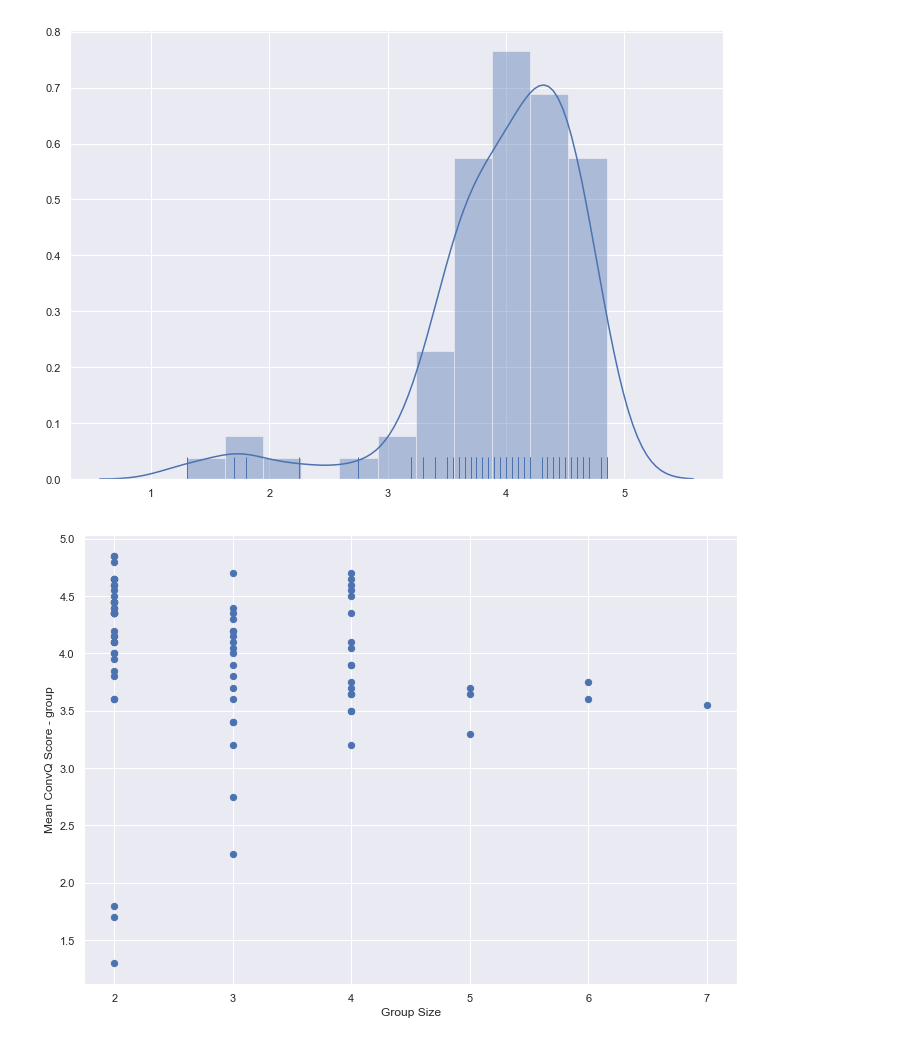
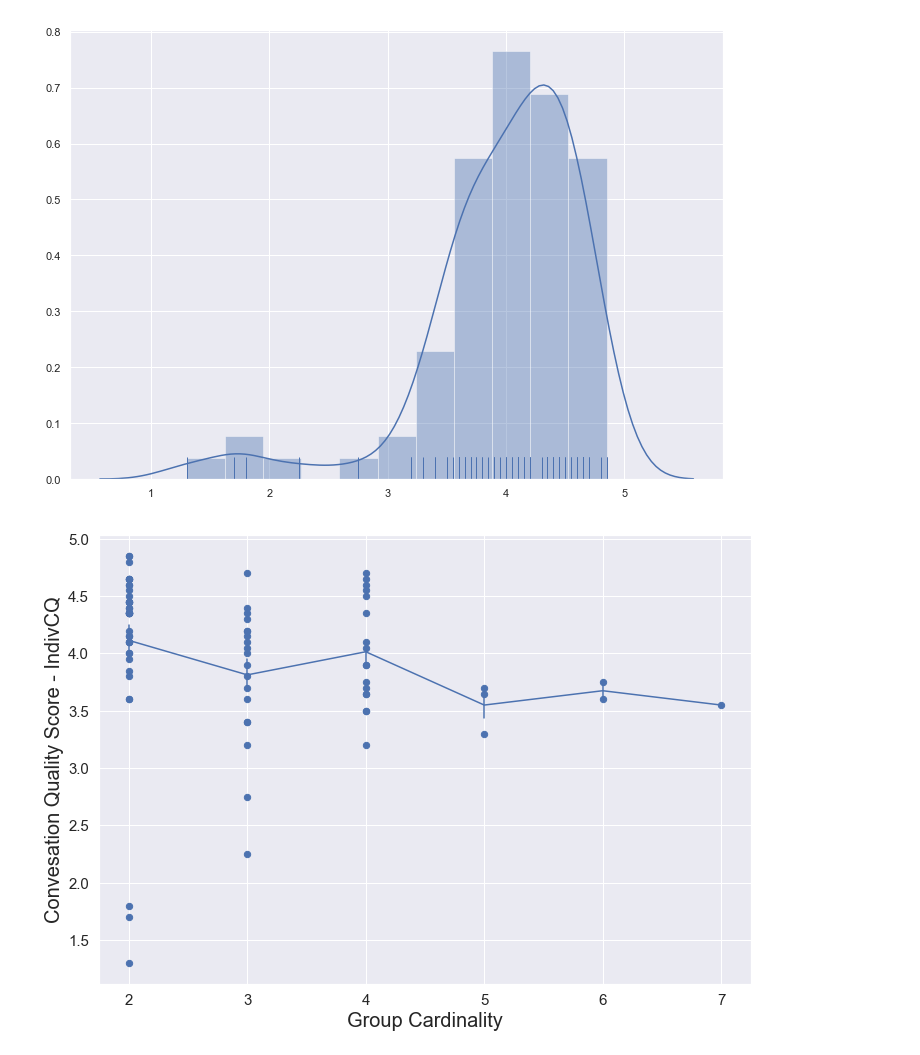
Before and after one commit to LRNavin/conversation_quality, a Jupyter notebook: main_experiment/statistical_tests/grpsize_vs_convq-group.ipynb, the cells around one changed output. Drawn from its saved outputs; the diff is of its cells as text; code cells hidden in the pictures.

```diff
--- a/main_experiment/statistical_tests/grpsize_vs_convq-group.ipynb
+++ b/main_experiment/statistical_tests/grpsize_vs_convq-group.ipynb
@@ -43,12 +43,13 @@ plt.show()
 # %%
 # Scatter Plot - Grp Size Vs ConvQ
 plt.scatter(group_sizes, reliable_convqs,s=40,c='b')
-
-plt.ylabel('Mean ConvQ Score - ' + manifest)
-plt.xlabel('Group Size')
+sns.lineplot(x=group_sizes, y=reliable_convqs, err_style="bars", ci=68)
+plt.ylabel('Convesation Quality Score - IndivCQ', fontsize=20)
+plt.xlabel('Group Cardinality', fontsize=20)
+plt.tick_params(labelsize=15)
 plt.show()
 # %% [output]
-[figure, old version]
+[figure, new version]
 # %%
 sns.boxplot(group_sizes, reliable_convqs)
 sns.swarmplot(group_sizes, reliable_convqs,s=8, color=".25", alpha=0.7)
```
Also changed, not shown: parts of 3 cells of this notebook, 28 other files.
